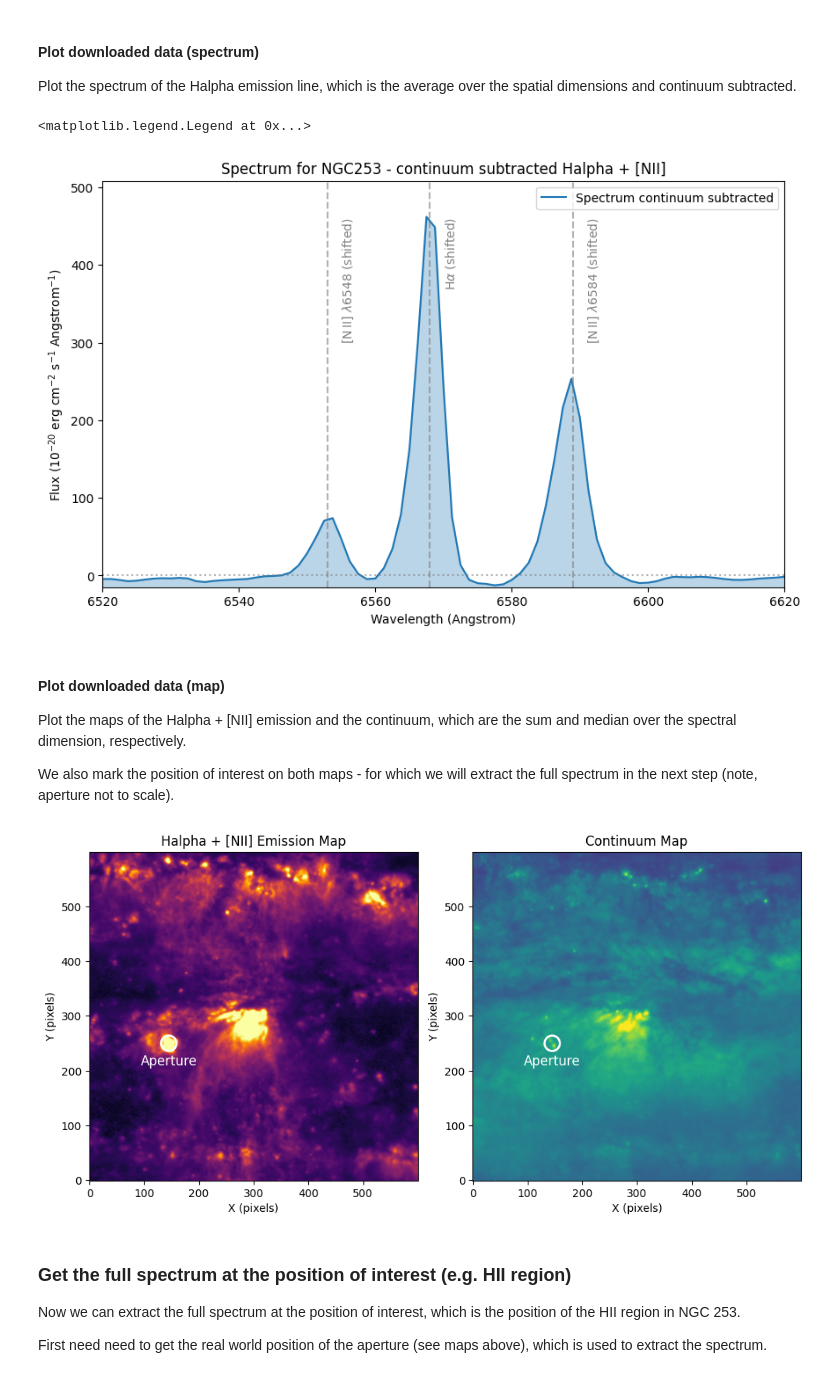
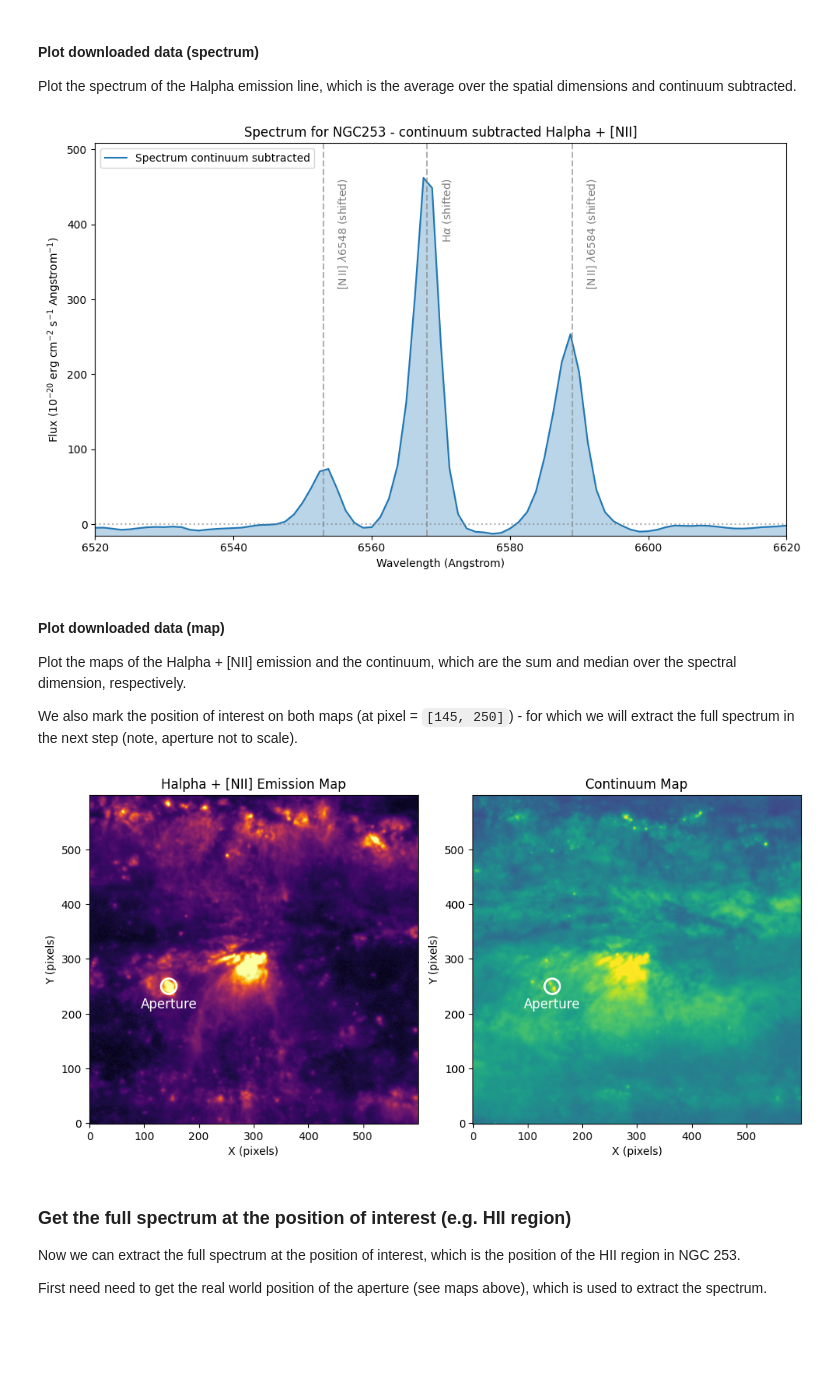
Before and after one commit to eso/astroquery_examples, a Jupyter notebook: examples/highlights/muse_ngc253_download_cutout_quicklook.ipynb, the cells around one changed output. Drawn from its saved outputs; the diff is of its cells as text; code cells hidden in the pictures; blank space fills up the shorter version.

Commit message:
updates (main md) and add figures

```diff
--- a/examples/highlights/muse_ngc253_download_cutout_quicklook.ipynb
+++ b/examples/highlights/muse_ngc253_download_cutout_quicklook.ipynb
@@ -118,6 +118,7 @@ def get_cutout(
     prefix=None,
     *,
     outdir: str | Path | None = None,
+    outfile: str | Path | None = None,
     verbose: bool = False,
     download: bool = True,
     show_progress: bool = True,
@@ -125,7 +126,7 @@ def get_cutout(
     overwrite: bool = False,
 ) -> str:
     """
-    Request a cutout from the ESO Data Portal (SODA) and save it as '[dp_id].fits'.
+    Request a cutout from the ESO Data Portal (SODA) and save it as a FITS file.
 
     Parameters
     ----------
@@ -142,6 +143,8 @@ def get_cutout(
         Optional PREFIX parameter passed to SODA.
     outdir : str | Path | None, keyword-only
         Output directory. Defaults to current working directory.
+    outfile : str | Path | None, keyword-only
+        Optional custom output filename (FITS). If not provided, defaults to '[dp_id].fits'.
     verbose : bool
         Print the request URL and output path.
     download : bool
@@ -151,15 +154,14 @@ def get_cutout(
     timeout : int
         Network timeout (seconds).
     overwrite : bool
-        Overwrite an existing file named '[dp_id].fits'.
+        Overwrite an existing file if it already exists.
 
     Returns
     -------
     str
-        If `download=True`, the local filepath ('[dp_id].fits').
-        If `download=False`, the SODA URL.
+        If `download=True`, the local filepath.
+        If `download=False`, the constructed SODA URL.
     """
-    # SODA CIRCLE likes compact decimals; keep a tidy value
     radius = float(np.round(radius, 6))
     url = _build_soda_url(dp_id, ra, dec, radius, wave_min, wave_max, prefix)
 
@@ -169,15 +171,20 @@ def get_cutout(
     if not download:
         return url
 
-    # 1) Download to a temp file using Astropy (shows its own progress bar)
+    # 1) Download to a temp file using Astropy
     tmp_path = Path(download_file(url, cache=False, show_progress=show_progress, timeout=timeout))
 
-    # 2) Move/rename to [dp_id].fits in the chosen directory
-    safe_name = _sanitize_filename(f"{dp_id}.fits")
+    # 2) Determine output path
     outdir = Path(outdir) if outdir is not None else Path.cwd()
     outdir.mkdir(parents=True, exist_ok=True)
-    out_path = outdir / safe_name
 
+    if outfile is not None:
+        out_path = outdir / _sanitize_filename(str(outfile))
+    else:
+        safe_name = _sanitize_filename(f"{dp_id}.fits")
+        out_path = outdir / safe_name
+
+    # 3) Handle overwrite behavior
     if out_path.exists() and not overwrite:
         tmp_path.unlink(missing_ok=True)
         raise FileExistsError(f"{out_path} exists (set overwrite=True to replace).")
@@ -249,8 +219,13 @@ Now we use the `get_cutout` function to retrieve a 60 arcsec cutout of the data
 # %%
 # Get the cutout from the ESO Data Portal
-filename = get_cutout(dp_id, ra, dec, radius, wave_min=wave_min, wave_max=wave_max, outdir="./data/", verbose=True, overwrite=True)
+outdir = "./data/"
+outfile = "cutout1.fits"
+outfile = get_cutout(dp_id, ra, dec, radius,
+                      wave_min=wave_min, wave_max=wave_max,
+                      outdir=outdir, outfile=outfile,
+                      verbose=True, overwrite=True)
 
 # Open the cutout FITS file and return the HDU list
-hdul = open_cutout(filename)
+hdul = fits.open(outfile)
 # %% [output]
 Requesting cutout from URL: https://dataportal.eso.org/dataPortal/soda/sync?ID=ADP.2025-07-06T07:52:11.871&CIRCLE=11.8880583+-25.2888+0.016667&BAND=6.52e-07+6.62e-07
@@ -324,42 +299,43 @@ Plot the spectrum of the Halpha emission line, which is the average over the spa
 lines = {
     r'[N II] $\lambda6548$': 6548,
     r'H$\alpha$': 6563,
     r'[N II] $\lambda6584$': 6584,
 }
 
 fig = plt.figure(figsize=(10, 6))
 ax = fig.add_subplot(111)
 
 ax.plot(data_wave, data_spec, label='Spectrum continuum subtracted')
 ax.fill_between(data_wave, -20, data_spec, where=(data_spec > -20), alpha=0.3, color='C0')
 ax.hlines(0, data_wave[0], data_wave[-1], color='gray', linestyle=':', alpha=0.6)
 
-
 # Add vertical lines and labels for key lines
 for label, wave in lines.items():
     if ax.get_xlim()[0] < wave < ax.get_xlim()[1]:  # Only show if within plotting range
         ax.axvline(wave+5, color='gray', linestyle='--', alpha=0.6)
         ax.text(wave + 7, np.nanmax(data_spec),
                 label+' (shifted)',
                 rotation=90, verticalalignment='top', fontsize=10, color='gray')
+        # Note here we shift the lines to match the systemic velocity of the region
 
 ax.set_xlabel('Wavelength (Angstrom)')
 ax.set_ylabel(r'Flux (10$^{-20}$ erg cm$^{-2}$ s$^{-1}$ Angstrom$^{-1}$)')
 ax.set_title(f'Spectrum for {target} - continuum subtracted Halpha + [NII]')
 
 ax.set_ylim(-15, np.nanmax(data_spec) * 1.1)  # Set y-limits to avoid clipping
 ax.set_xlim(6520, 6620)
 
 ax.legend()
+fig.tight_layout()
+fig.savefig("./figures/muse_ngc253_spectrum_halpha.png", dpi=300, bbox_inches='tight')
 # %% [output]
-<matplotlib.legend.Legend at 0x...>
-[figure, old version]
+[figure, new version]
 # %% [markdown]
 #### **Plot downloaded data (map)**
 
 Plot the maps of the Halpha + [NII] emission and the continuum, which are the sum and median over the spectral dimension, respectively.
 
-We also mark the position of interest on both maps - for which we will extract the full spectrum in the next step (note, aperture not to scale).
+We also mark the position of interest on both maps (at pixel = `[145, 250]`) - for which we will extract the full spectrum in the next step (note, aperture not to scale).
 # %%
 pos = [145, 250]
 
@@ -375,8 +351,8 @@ cmap2 = plt.cm.viridis
 cmap1.set_bad(color=cmap1(0))
 cmap2.set_bad(color=cmap2(0))
 
-ax1.imshow(map1, origin='lower', cmap=cmap1, vmin=np.nanpercentile(map1, 0), vmax=np.nanpercentile(map1, 99.1))
-ax2.imshow(map2, origin='lower', cmap=cmap2, vmin=0, vmax=np.nanpercentile(map2, 99.9))
+ax1.imshow(map1, origin='lower', cmap=cmap1, vmin=np.nanpercentile(map1, 0), vmax=np.nanpercentile(map1, 99.5))
+ax2.imshow(map2, origin='lower', cmap=cmap2, vmin=0, vmax=np.nanpercentile(map2, 99.5))
 
 ax1.scatter(pos[0], pos[1], color='white', marker='o', s=200, lw=2, fc='none')
 ax2.scatter(pos[0], pos[1], color='white', marker='o', s=200, lw=2, fc='none')
@@ -392,8 +368,9 @@ ax1.set_ylabel('Y (pixels)')
 ax2.set_ylabel('Y (pixels)')
 
 fig.tight_layout()
+fig.savefig("./figures/muse_ngc253_maps_halpha.png", dpi=300, bbox_inches='tight')
 # %% [output]
-[figure, old version]
+[figure, new version]
 # %% [markdown]
 ### **Get the full spectrum at the position of interest (e.g. HII region)**
 Now we can extract the full spectrum at the position of interest, which is the position of the HII region in NGC 253.
```
Also changed, not shown: parts of 7 cells of this notebook, 4 other files.
